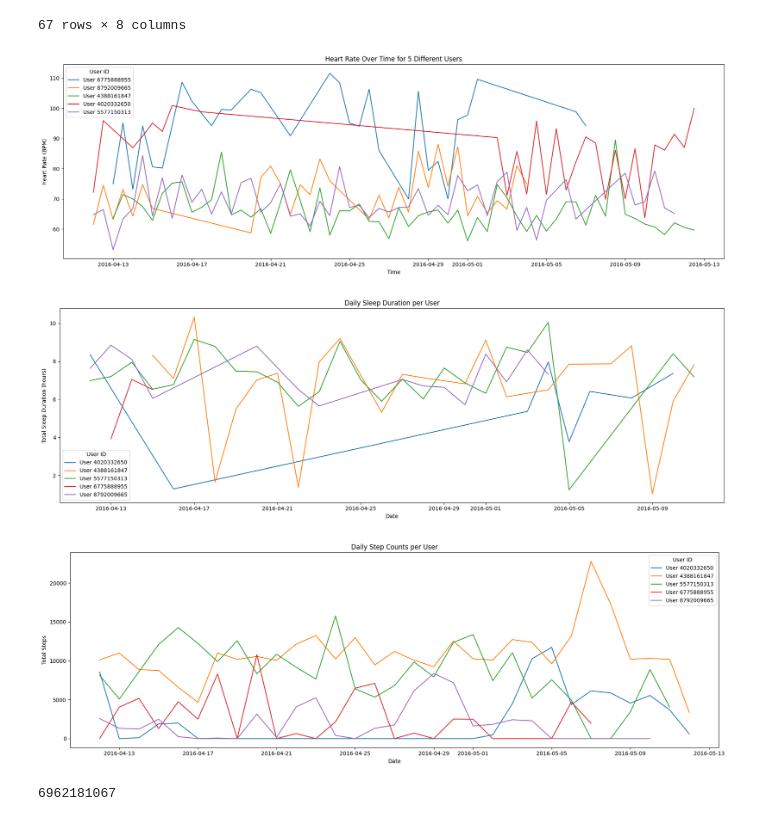
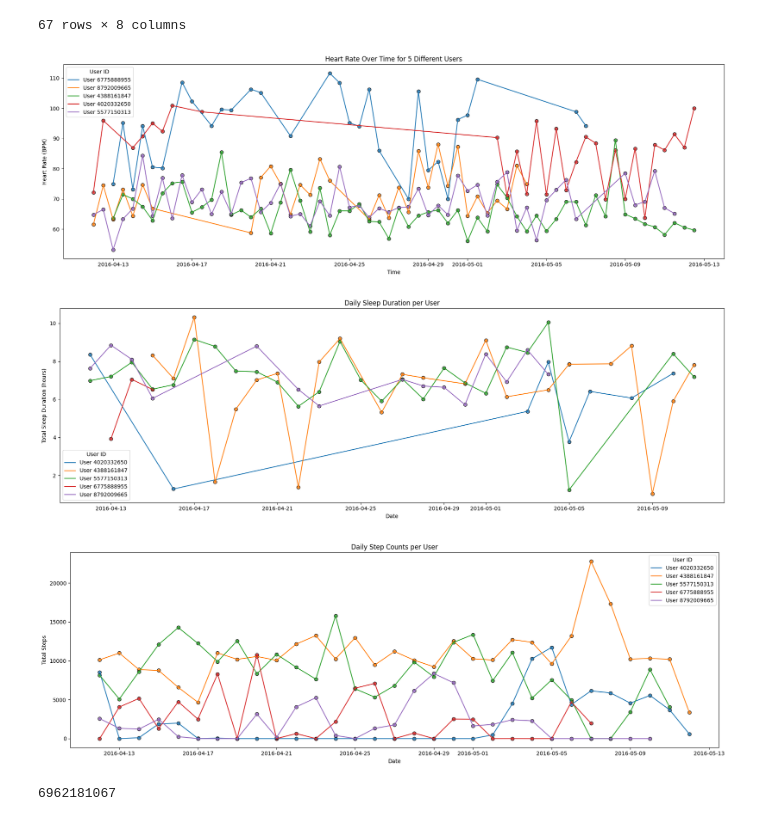
Before and after one commit to Colleen-L/fitbit-fitness-data-visualization, a Jupyter notebook: analysis.ipynb, the cells around one changed output. Cells and saved outputs as stored; diff of their text form; code cells hidden in the pictures.

Commit message:
adding point visibility to line graphs

```diff
--- a/analysis.ipynb
+++ b/analysis.ipynb
@@ -84,34 +84,35 @@ selected_users = np.random.choice(user_ids, 5, replace = False)
 # convert time column to datetime
 heart_rate["Time"] = pd.to_datetime(heart_rate["Time"])
 
 # find the selected users in the heart_rate_grouped data
 heart_rate_subset = heart_rate[heart_rate["Id"].isin(selected_users)]
 
 # downsample the subset to 12 hour intervals by averaging
 heart_rate_subset = (
     heart_rate_subset
     .groupby(["Id", pd.Grouper(key="Time", freq="12h")])["Value"] # groups of data for each user in 12H timeframes
     .mean() # takes the mean of the heart rate in the 12H timeframe
     .reset_index()
 )
 
 # display(heart_rate_subset)
 # print("Selected User IDs:", sorted(selected_users))
 
 # plotting the users' heart rates
 plt.figure(figsize=(18,6))
 for id in selected_users:
   user_data = heart_rate_subset[heart_rate_subset["Id"] == id]
   plt.plot(user_data["Time"], user_data["Value"], label=f"User {id}")
+  plt.scatter(user_data["Time"], user_data["Value"], s=40, alpha=0.8, edgecolors='black')
 
 plt.title("Heart Rate Over Time for 5 Different Users")
 plt.xlabel("Time")
 plt.ylabel("Heart Rate (BPM)")
 plt.legend(title = "User ID")
 plt.tight_layout()
 plt.show()
 # %% [output]
-[figure, old version]
+[figure, new version]
 # %%
 # 1(b) daily sleep duration for 5 different users
 # utilizing same 5 selected users in part 1(a)
@@ -131,6 +132,7 @@ sleep_duration_grouped = sleep_duration_subset.groupby("Id")
 plt.figure(figsize=(18, 6))
 for user_id, user_data in sleep_duration_grouped:
     plt.plot(user_data["SleepDay"], user_data["TotalHoursAsleep"], label=f"User {user_id}")
+    plt.scatter(user_data["SleepDay"], user_data["TotalHoursAsleep"], s=40, alpha=0.8, edgecolors='black')
 
 # Customize plot
 plt.title("Daily Sleep Duration per User")
@@ -140,7 +142,7 @@ plt.legend(title="User ID")
 plt.tight_layout()
 plt.show()
 # %% [output]
-[figure, old version]
+[figure, new version]
 # %%
 # 1(c) daily steps for 5 different users
 # utilizing same 5 selected users in part 1(a)
@@ -157,6 +159,7 @@ plt.figure(figsize=(18,6))
 
 for user_id, user_data in daily_steps_grouped:
   plt.plot(user_data["ActivityDay"], user_data["StepTotal"], label=f"User {user_id}")
+  plt.scatter(user_data["ActivityDay"], user_data["StepTotal"], s=40, alpha=0.8, edgecolors='black')
 
 plt.title("Daily Step Counts per User")
 plt.xlabel("Date")
@@ -165,7 +168,7 @@ plt.legend(title="User ID")
 plt.tight_layout()
 plt.show()
 # %% [output]
-[figure, old version]
+[figure, new version]
 # %%
 # 1(d) weight change of the user with the highest number of weight recorded
 # converting Date to datetime
```
